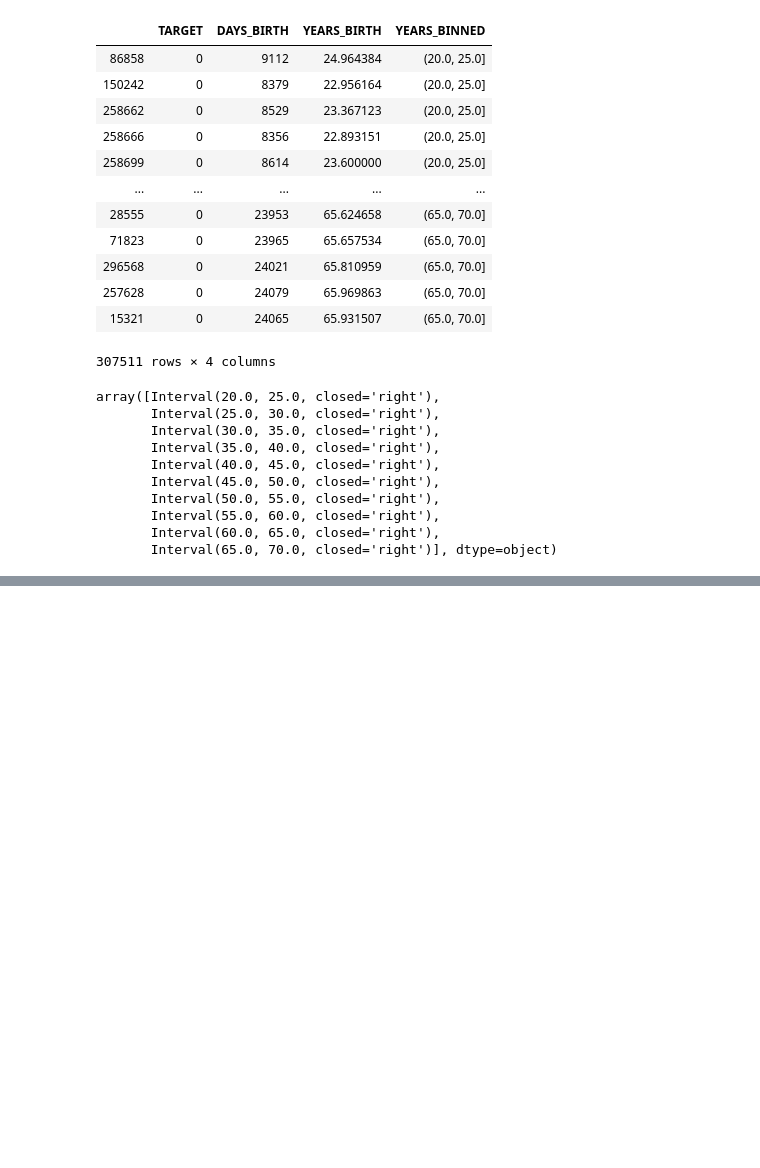
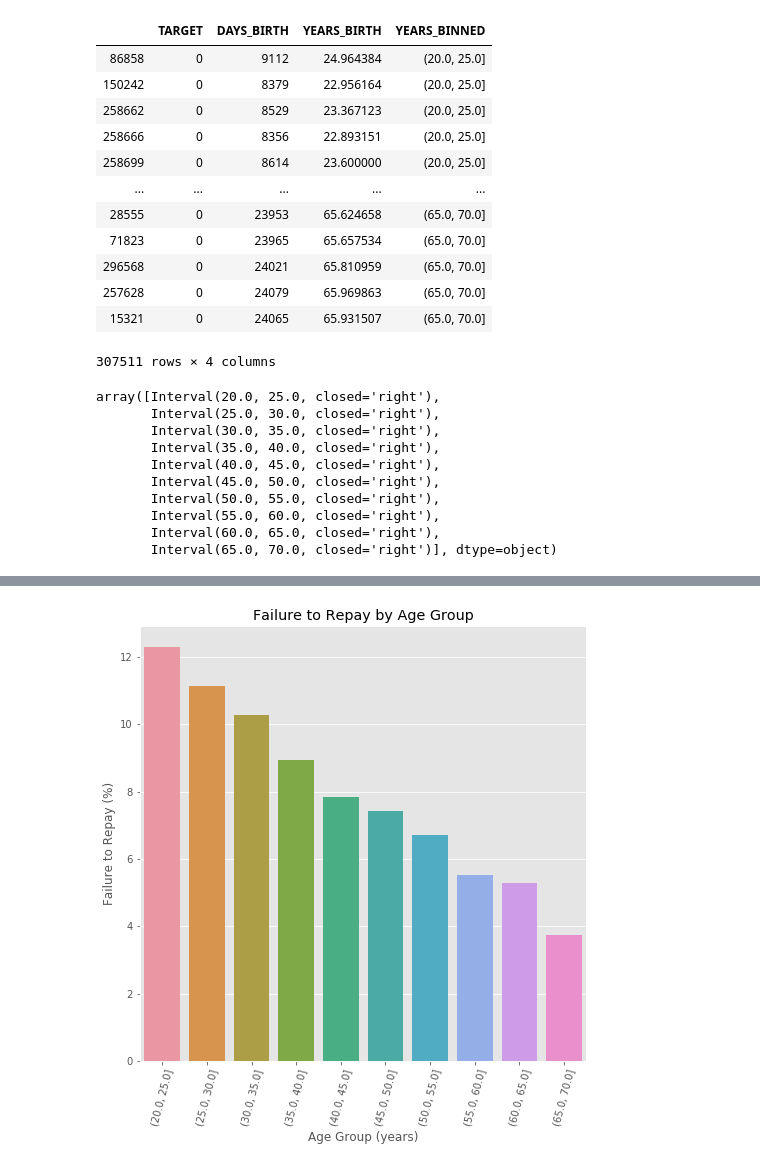
Before and after one commit to jttsai1994/4th-ML100Days, a Jupyter notebook: homework/Day_016_HW.ipynb, the cells around one changed output, grey strips where cells are left out. Cells and saved outputs as stored; diff of their text form; code cells hidden in the pictures; blank space fills up the shorter version.

```diff
--- a/homework/Day_016_HW.ipynb
+++ b/homework/Day_016_HW.ipynb
@@ -153,14 +169,16 @@ age_groups
 # %%
 plt.figure(figsize = (8, 8))
 
 # 以年齡區間為 x, target 為 y 繪製 barplot
 """
 Your Code Here
 """
-px =
-py =
+px = year_group_sorted
+py = 100*age_groups['TARGET']
 sns.barplot(px, py)
 
 # Plot labeling
 plt.xticks(rotation = 75); plt.xlabel('Age Group (years)'); plt.ylabel('Failure to Repay (%)')
 plt.title('Failure to Repay by Age Group');
+# %% [output]
+[figure, added]
```
Also changed, not shown: parts of 3 cells of this notebook.
